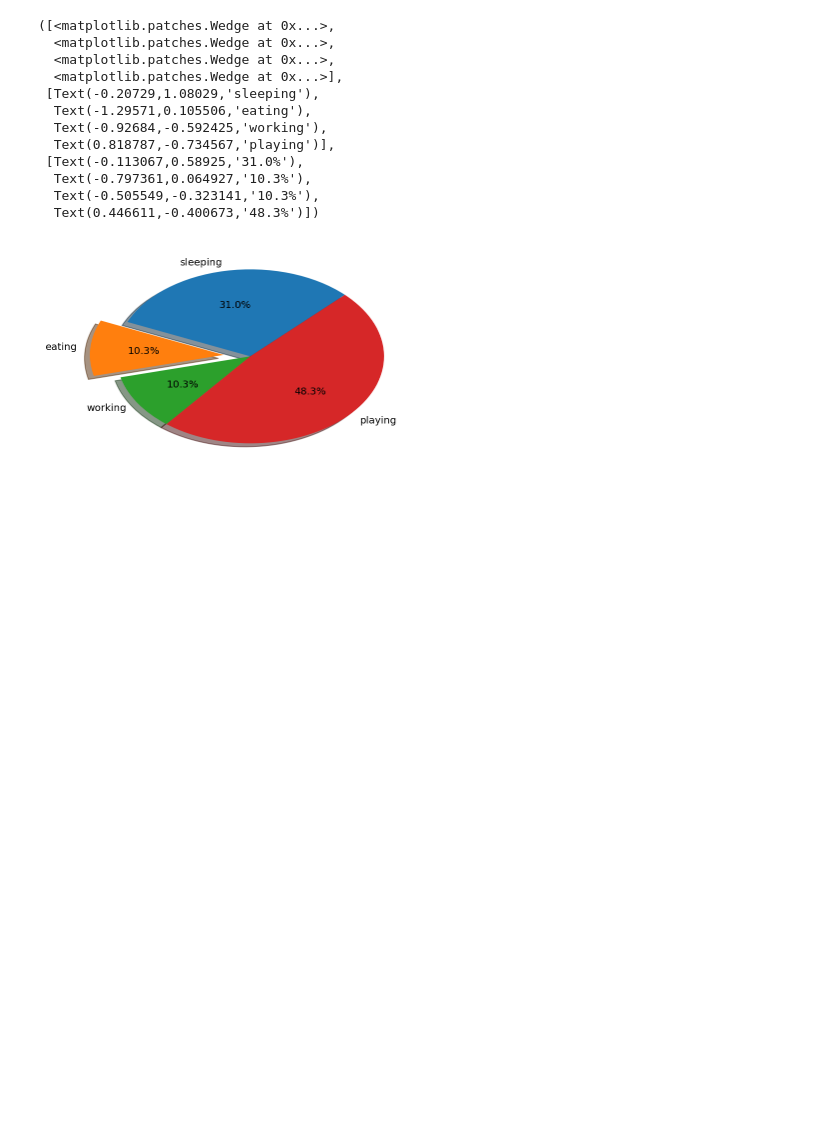
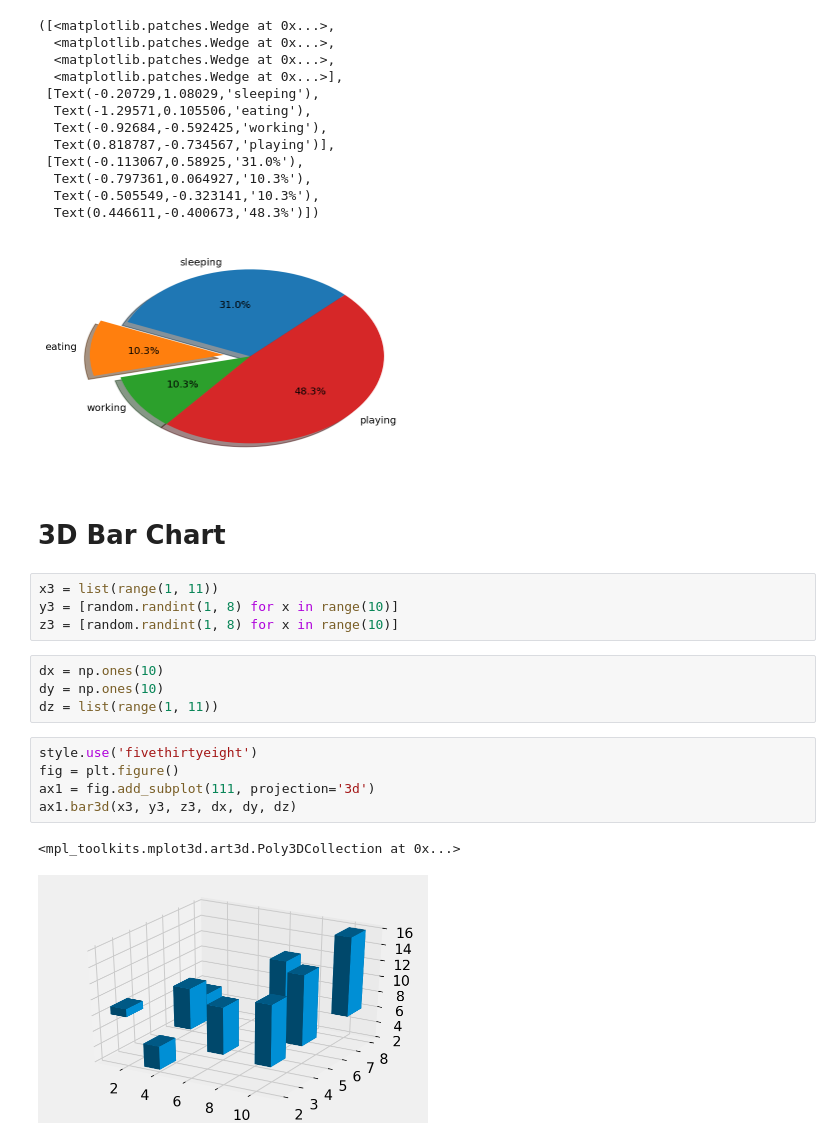
Before and after one commit to Guilehm/notebooks, a Jupyter notebook: basics_of_matplot.ipynb, the cells around one changed output. Cells and saved outputs as stored; diff of their text form; blank space fills up the shorter version.

Commit message:
Create 3d bar chart

```diff
--- a/basics_of_matplot.ipynb
+++ b/basics_of_matplot.ipynb
@@ -68,3 +71,21 @@ plt.pie(
   Text(-0.505549,-0.323141,'10.3%'),
   Text(0.446611,-0.400673,'48.3%')])
 [figure]
+# %% [markdown]
+# 3D Bar Chart
+# %%
+x3 = list(range(1, 11))
+y3 = [random.randint(1, 8) for x in range(10)]
+z3 = [random.randint(1, 8) for x in range(10)]
+# %%
+dx = np.ones(10)
+dy = np.ones(10)
+dz = list(range(1, 11))
+# %%
+style.use('fivethirtyeight')
+fig = plt.figure()
+ax1 = fig.add_subplot(111, projection='3d')
+ax1.bar3d(x3, y3, z3, dx, dy, dz)
+# %% [output]
+<mpl_toolkits.mplot3d.art3d.Poly3DCollection at 0x...>
+[figure, added]
```
Also changed, not shown: parts of 1 cell of this notebook.
